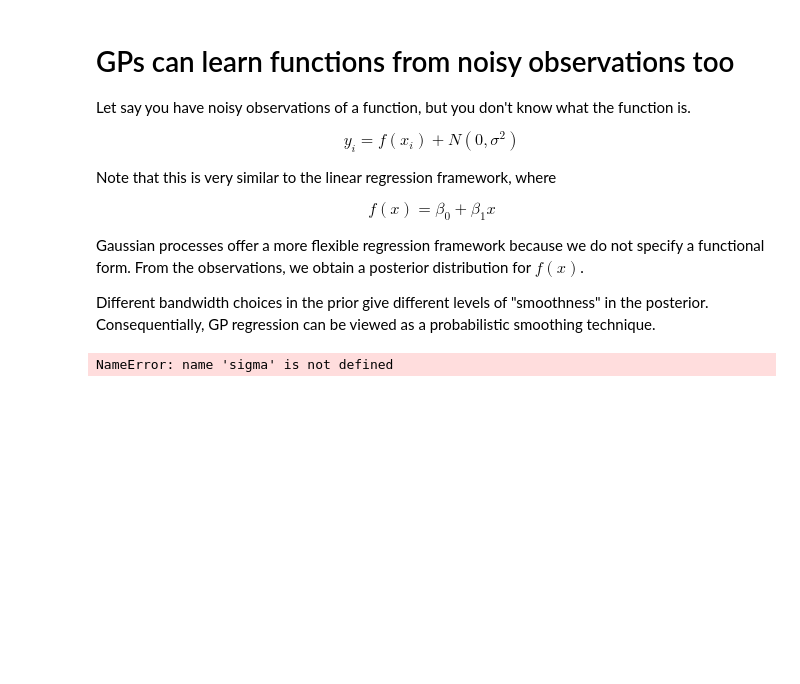
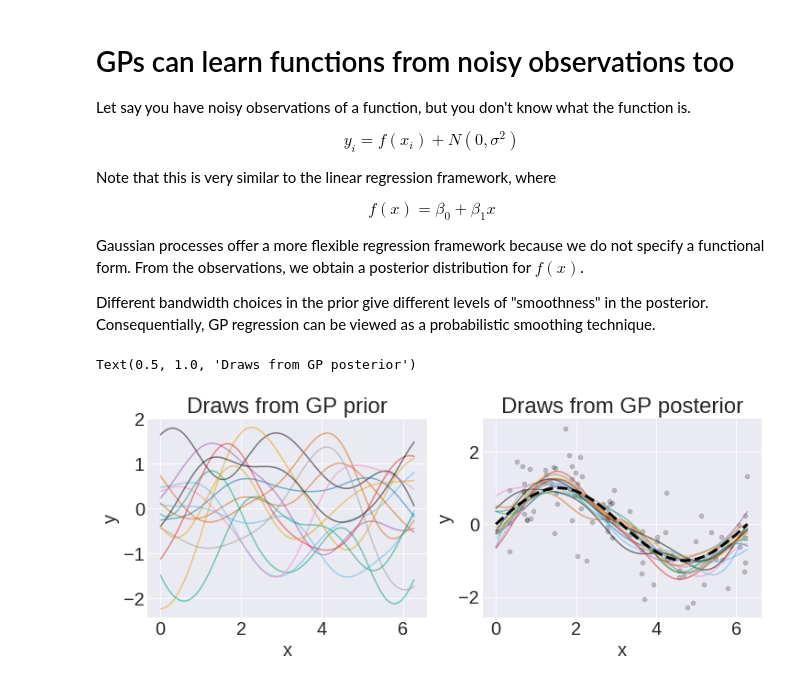
Before and after one commit to tbuffington7/gaussian-process-tutorial, a Jupyter notebook: GP_tutorial.ipynb, the cells around one changed output. Drawn from its saved outputs; the diff is of its cells as text; code cells hidden in the pictures; blank space fills up the shorter version.

```diff
--- a/GP_tutorial.ipynb
+++ b/GP_tutorial.ipynb
@@ -282,7 +282,7 @@ num_data_points = 100
 sigma_2 = .5 #For random noise
 
 x_values = np.random.uniform(0,2*np.pi,size=num_data_points)
-y_values = np.sin(x_values) + np.random.normal(0,sigma,size=num_data_points)
+y_values = np.sin(x_values) + np.random.normal(0,np.sqrt(sigma_2),size=num_data_points)
 
 #Number of draws from GP in plot
 num_draws=15
@@ -299,31 +299,32 @@ x_pred = np.linspace(0,2*np.pi, 101)
 #Plotting the prior
 mean_vec = np.zeros(len(x_pred))
 cov_mat = squared_exponential(x_pred, b, tau)
 
 plt.rcParams['figure.figsize'] = 12,4
 plt.subplot(1,2,1)
 for i in range(num_draws):
     gp_draw = np.random.multivariate_normal(mean_vec, cov_mat)
     plt.plot(x_pred, gp_draw, color=colors[i], alpha=0.5)
 plt.xlabel('x')
 plt.ylabel('y')
 plt.title('Draws from GP prior')
 
 #Getting posterior GP distribution
 post_mean, post_cov = gp_predict(x_values, y_values, x_pred, sigma_2, b, tau, tau_sq2=10**-6)
 
 mean_vec = np.zeros(len(x_values))
 cov_mat = squared_exponential(x_values, b, tau)
 
 #Plotting the posterior
 plt.subplot(1,2,2)
 for i in range(num_draws):
     gp_draw = np.random.multivariate_normal(post_mean, post_cov)
     plt.plot(x_pred, gp_draw, color=colors[i], alpha=0.5)
 plt.xlabel('x')
 plt.ylabel('y')
 plt.scatter(x_values,y_values, marker='o', s=20, color='k', alpha=0.2)
 plt.plot(x_pred, np.sin(x_pred), linestyle='--', linewidth=3, color='k')
 plt.title('Draws from GP posterior')
 # %% [output]
-NameError: name 'sigma' is not defined
+Text(0.5, 1.0, 'Draws from GP posterior')
+[figure, added]
```
Also changed, not shown: parts of 4 cells of this notebook.
